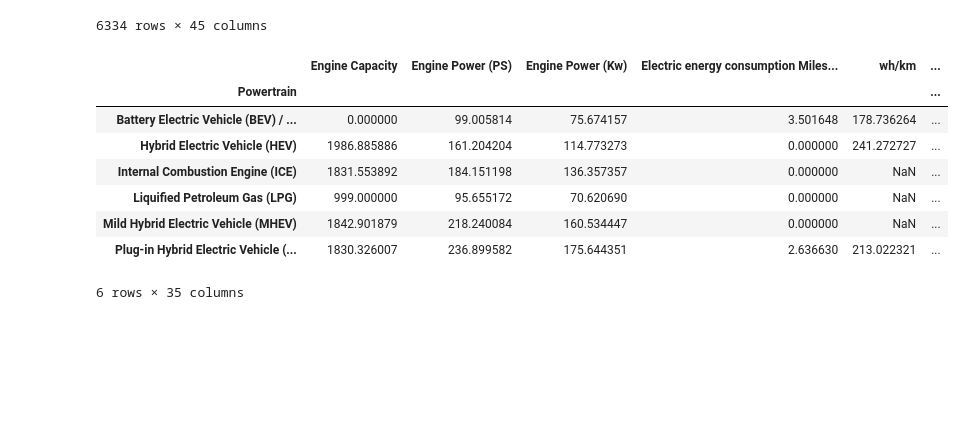
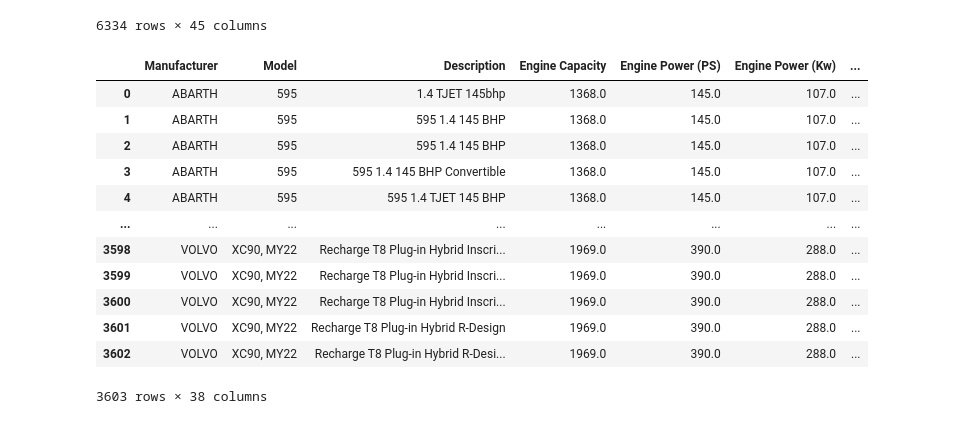
Before and after one commit to grilgamesh/How-important-is-the-change-to-electric-cars-, a Jupyter notebook: datalook.ipynb, the cells around one changed output. Saved outputs shown, nothing was run; the diff lists cells and outputs as text; code cells hidden in the pictures; blank space fills up the shorter version.

```diff
--- a/datalook.ipynb
+++ b/datalook.ipynb
@@ -6,7 +6,7 @@ import scipy.stats as st
 import numpy as np
 import random
 # %%
-euro = "data/Euro_6_latest.csv"
+euro = "data/Euro_6_CLEAN.csv"
 euro_df = pd.read_csv(euro, encoding='ANSI')
 euro_df
 # %% [output]
@@ -24,15 +24,21 @@ euro_df
 | 6333 | VOLVO | XC90, MY22 | Recharge T8 Plug-in Hybrid R-Desi... | 8A-AWD | Automatic | 1969.0 | Electricity / Petrol | ... |
 6334 rows × 45 columns
 # %%
-manudf = euro_df.groupby(["Powertrain"]).mean()
-manudf
+euro_emissions = euro_df.drop(euro_df.loc[euro_df["Fuel Type"]  == "Electricity"].index)
+
+euro_emissions = euro_emissions.groupby(['Manufacturer', 'Model', 'Description'], as_index=False).mean()
+euro_emissions
 # %% [output]
-|  | Engine Capacity | Engine Power (PS) | Engine Power (Kw) | Electric energy consumption Miles... | wh/km | ... |
-| Powertrain |  |  |  |  |  | ... |
-| Battery Electric Vehicle (BEV) / ... | 0.000000 | 99.005814 | 75.674157 | 3.501648 | 178.736264 | ... |
-| Hybrid Electric Vehicle (HEV) | 1986.885886 | 161.204204 | 114.773273 | 0.000000 | 241.272727 | ... |
-| Internal Combustion Engine (ICE) | 1831.553892 | 184.151198 | 136.357357 | 0.000000 | NaN | ... |
-| Liquified Petroleum Gas (LPG) | 999.000000 | 95.655172 | 70.620690 | 0.000000 | NaN | ... |
-| Mild Hybrid Electric Vehicle (MHEV) | 1842.901879 | 218.240084 | 160.534447 | 0.000000 | NaN | ... |
-| Plug-in Hybrid Electric Vehicle (... | 1830.326007 | 236.899582 | 175.644351 | 2.636630 | 213.022321 | ... |
+|  | Manufacturer | Model | Description | Engine Capacity | Engine Power (PS) | Engine Power (Kw) | ... |
+| 0 | ABARTH | 595 | 1.4 TJET 145bhp | 1368.0 | 145.0 | 107.0 | ... |
+| 1 | ABARTH | 595 | 595 1.4 145 BHP | 1368.0 | 145.0 | 107.0 | ... |
+| 2 | ABARTH | 595 | 595 1.4 145 BHP | 1368.0 | 145.0 | 107.0 | ... |
+| 3 | ABARTH | 595 | 595 1.4 145 BHP Convertible | 1368.0 | 145.0 | 107.0 | ... |
+| 4 | ABARTH | 595 | 595 1.4 TJET 145 BHP | 1368.0 | 145.0 | 107.0 | ... |
+| ... | ... | ... | ... | ... | ... | ... | ... |
+| 3598 | VOLVO | XC90, MY22 | Recharge T8 Plug-in Hybrid Inscri... | 1969.0 | 390.0 | 288.0 | ... |
+| 3599 | VOLVO | XC90, MY22 | Recharge T8 Plug-in Hybrid Inscri... | 1969.0 | 390.0 | 288.0 | ... |
+| 3600 | VOLVO | XC90, MY22 | Recharge T8 Plug-in Hybrid Inscri... | 1969.0 | 390.0 | 288.0 | ... |
+| 3601 | VOLVO | XC90, MY22 | Recharge T8 Plug-in Hybrid R-Design | 1969.0 | 390.0 | 288.0 | ... |
+| 3602 | VOLVO | XC90, MY22 | Recharge T8 Plug-in Hybrid R-Desi... | 1969.0 | 390.0 | 288.0 | ... |
-6 rows × 35 columns
+3603 rows × 38 columns
```
Also changed, not shown: parts of 5 cells of this notebook, 1 other file.
